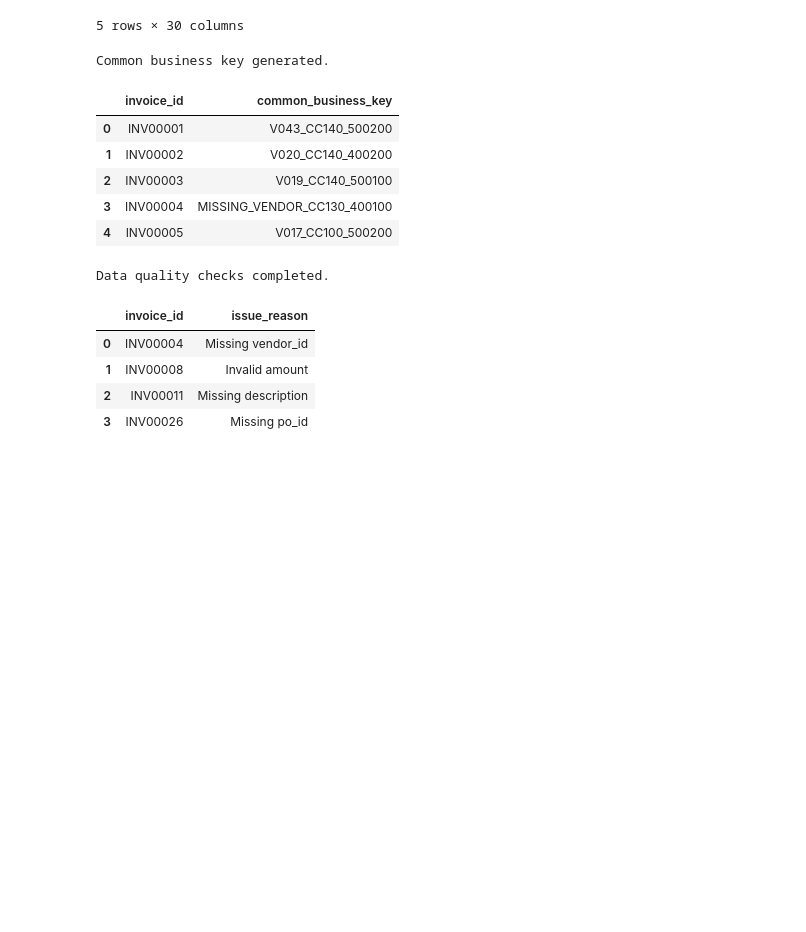
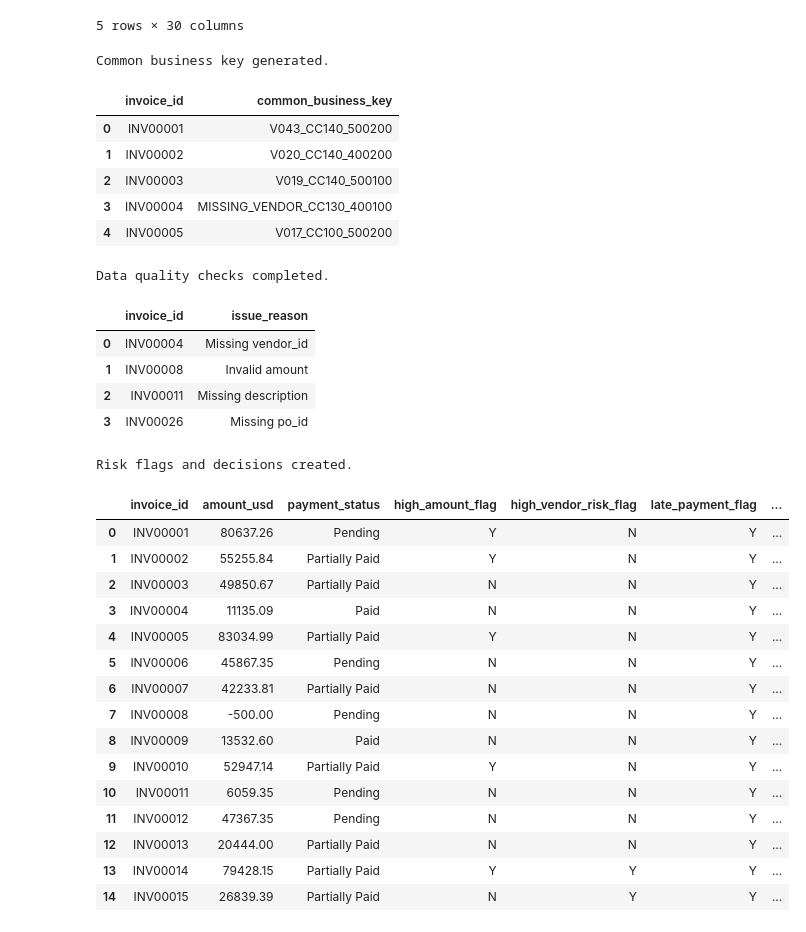
Before and after one commit to AshokGit544/Enterprise-Finance-Decision-Copilot1.1, a Jupyter notebook: Enterprise_Finance_Decision_Copilot1_1_.ipynb, the cells around one changed output. Cells and saved outputs as stored; diff of their text form; code cells hidden in the pictures; blank space fills up the shorter version.

```diff
--- a/Enterprise_Finance_Decision_Copilot1_1_.ipynb
+++ b/Enterprise_Finance_Decision_Copilot1_1_.ipynb
@@ -458,3 +458,81 @@ Data quality checks completed.
 | 1 | INV00008 | Invalid amount |
 | 2 | INV00011 | Missing description |
 | 3 | INV00026 | Missing po_id |
+# %%
+# ============================================================
+# STEP 11: RISK FLAGS AND DECISION LOGIC
+# ============================================================
+
+today_ref = pd.Timestamp("2025-01-31")
+
+integrated_df["invoice_date"] = pd.to_datetime(integrated_df["invoice_date"], errors="coerce")
+integrated_df["posting_date"] = pd.to_datetime(integrated_df["posting_date"], errors="coerce")
+integrated_df["due_date"] = pd.to_datetime(integrated_df["due_date"], errors="coerce")
+integrated_df["payment_date"] = pd.to_datetime(integrated_df["payment_date"], errors="coerce")
+
+integrated_df["days_past_due"] = (today_ref - integrated_df["due_date"]).dt.days
+integrated_df["unpaid_flag"] = np.where(integrated_df["payment_status"] == "Pending", "Y", "N")
+integrated_df["high_amount_flag"] = np.where(integrated_df["amount_usd"] > 50000, "Y", "N")
+integrated_df["high_vendor_risk_flag"] = np.where(integrated_df["vendor_risk_score"] > 0.75, "Y", "N")
+integrated_df["late_payment_flag"] = np.where(integrated_df["days_past_due"] > 15, "Y", "N")
+integrated_df["po_missing_flag"] = np.where(integrated_df["po_id"].isna(), "Y", "N")
+
+dup_cols = ["vendor_id", "gl_account", "cost_center_id", "amount_usd", "description"]
+integrated_df["duplicate_invoice_flag"] = np.where(
+    integrated_df.duplicated(subset=dup_cols, keep=False), "Y", "N"
+)
+
+def decide_action(row):
+    reasons = []
+
+    if row["high_amount_flag"] == "Y":
+        reasons.append("high invoice amount")
+    if row["high_vendor_risk_flag"] == "Y":
+        reasons.append("high vendor risk")
+    if row["late_payment_flag"] == "Y":
+        reasons.append("late payment")
+    if row["po_missing_flag"] == "Y":
+        reasons.append("missing PO")
+    if row["duplicate_invoice_flag"] == "Y":
+        reasons.append("possible duplicate invoice")
+    if row["unpaid_flag"] == "Y":
+        reasons.append("still unpaid")
+
+    if len(reasons) >= 3:
+        return "Escalate for finance control review", ", ".join(reasons)
+    elif len(reasons) == 2:
+        return "Send for analyst investigation", ", ".join(reasons)
+    elif len(reasons) == 1:
+        return "Monitor and validate", ", ".join(reasons)
+    else:
+        return "No immediate action needed", "no major risk signals"
+
+decision_outputs = integrated_df.apply(lambda row: decide_action(row), axis=1, result_type="expand")
+integrated_df["recommended_action"] = decision_outputs[0]
+integrated_df["decision_reason"] = decision_outputs[1]
+
+print("Risk flags and decisions created.")
+display(integrated_df[[
+    "invoice_id", "amount_usd", "payment_status",
+    "high_amount_flag", "high_vendor_risk_flag",
+    "late_payment_flag", "po_missing_flag",
+    "duplicate_invoice_flag", "recommended_action", "decision_reason"
+]].head(15))
+# %% [output]
+Risk flags and decisions created.
+|  | invoice_id | amount_usd | payment_status | high_amount_flag | high_vendor_risk_flag | late_payment_flag | ... |
+| 0 | INV00001 | 80637.26 | Pending | Y | N | Y | ... |
+| 1 | INV00002 | 55255.84 | Partially Paid | Y | N | Y | ... |
+| 2 | INV00003 | 49850.67 | Partially Paid | N | N | Y | ... |
+| 3 | INV00004 | 11135.09 | Paid | N | N | Y | ... |
+| 4 | INV00005 | 83034.99 | Partially Paid | Y | N | Y | ... |
+| 5 | INV00006 | 45867.35 | Pending | N | N | Y | ... |
+| 6 | INV00007 | 42233.81 | Partially Paid | N | N | Y | ... |
+| 7 | INV00008 | -500.00 | Pending | N | N | Y | ... |
+| 8 | INV00009 | 13532.60 | Paid | N | N | Y | ... |
+| 9 | INV00010 | 52947.14 | Partially Paid | Y | N | Y | ... |
+| 10 | INV00011 | 6059.35 | Pending | N | N | Y | ... |
+| 11 | INV00012 | 47367.35 | Pending | N | N | Y | ... |
+| 12 | INV00013 | 20444.00 | Partially Paid | N | N | Y | ... |
+| 13 | INV00014 | 79428.15 | Partially Paid | Y | Y | Y | ... |
+| 14 | INV00015 | 26839.39 | Partially Paid | N | Y | Y | ... |
```
Also changed, not shown: parts of 2 cells of this notebook.
